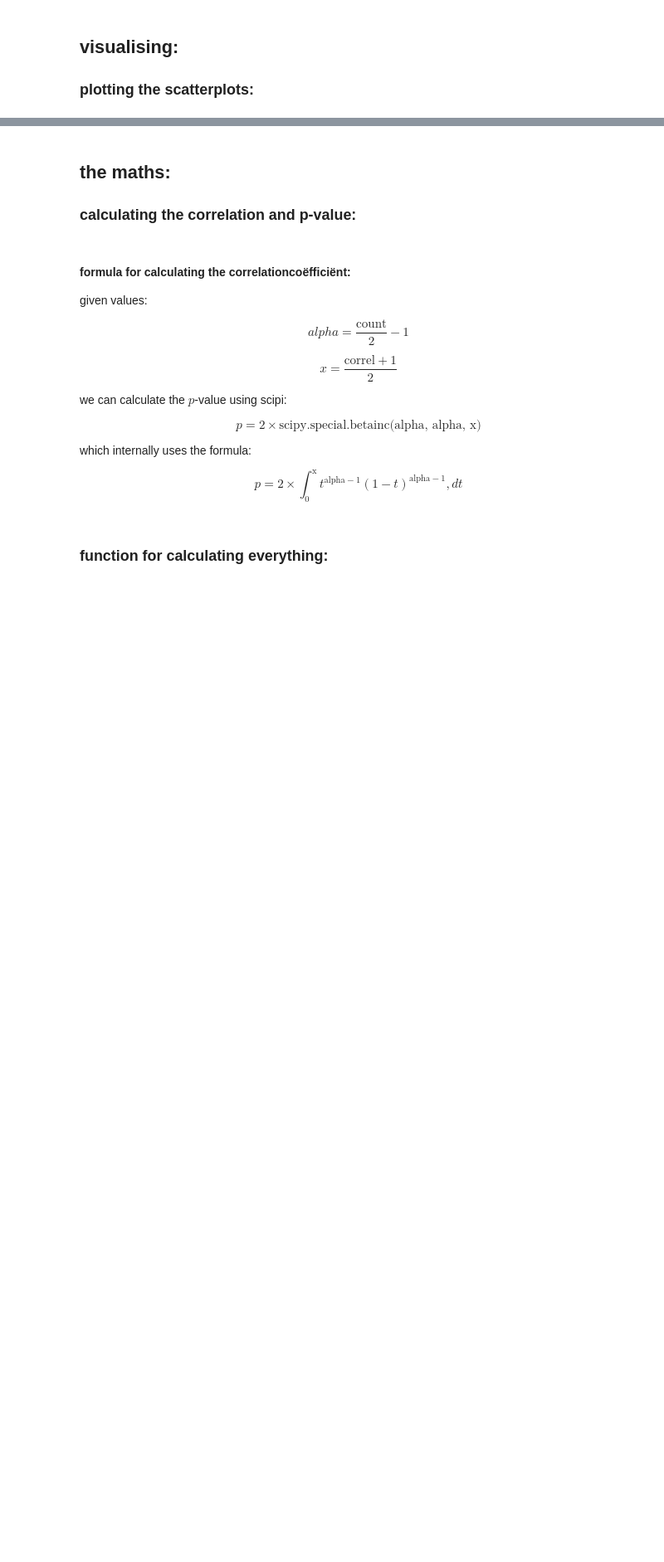
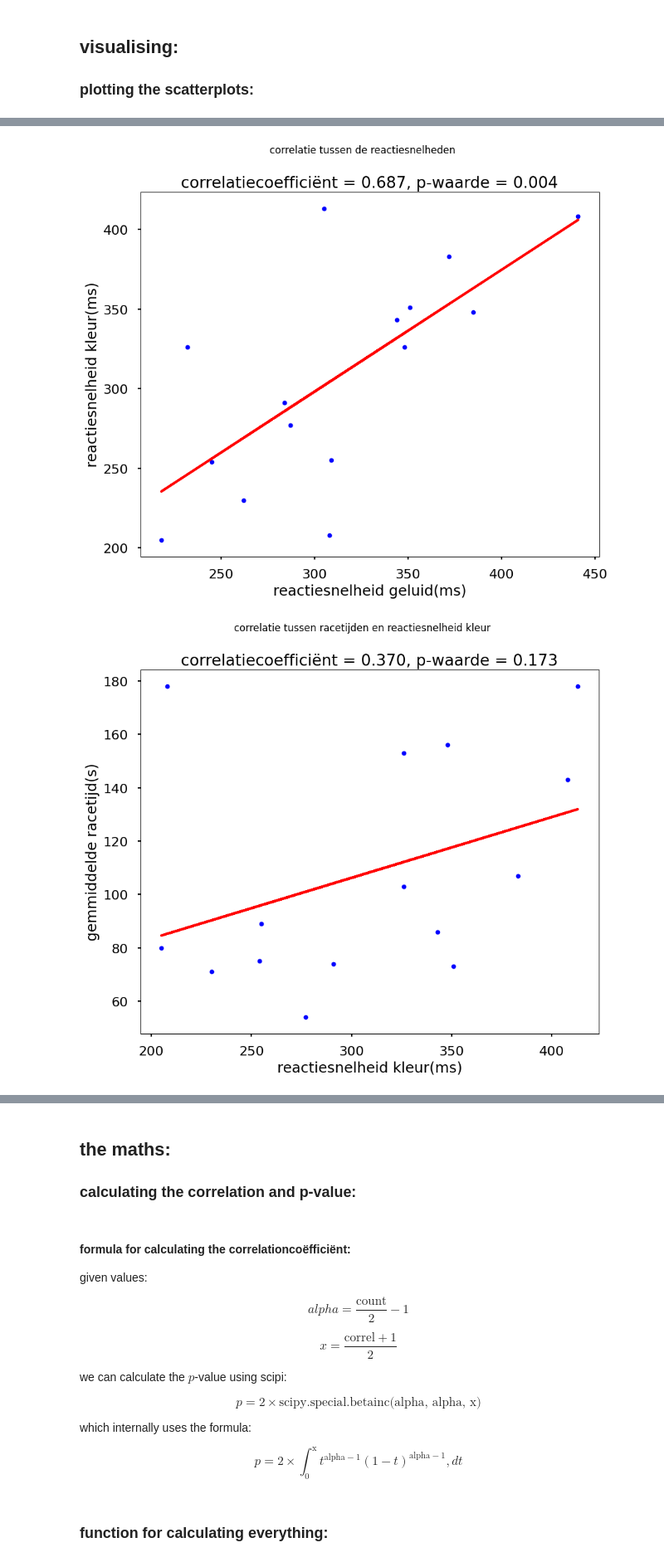
Before and after one commit to tiesk913/PWS, a Jupyter notebook: gata.ipynb, the cells around one changed output, grey strips where cells are left out. Shown at 83% size. Drawn from its saved outputs; the diff is of its cells as text; code cells hidden in the pictures; blank space fills up the shorter version.

```diff
--- a/gata.ipynb
+++ b/gata.ipynb
@@ -80,0 +132,32 @@ Text(0.5, 0, 'Reactiesnelheid (milliseconden)')
+# %%
+import numpy as np
+from scipy import optimize
+import matplotlib.pyplot as plt
+
+def scatter(dfx, dfy, xtitle = "x", ytitle = "y", title = ""):
+    x = df[dfx]
+    y = df[dfy]
+    # assemble matrix A
+    A = np.vstack([x, np.ones(len(x))]).T
+
+    correlation,pv =corrsys(df[[dfx, dfy]])
+    # Direct least square regression
+    alpha = np.dot((np.dot(np.linalg.inv(np.dot(A.T,A)),A.T)),y)
+
+    # plot the results
+    plt.figure(figsize = (10,8))
+    plt.plot(x, y, 'b.')
+    plt.plot(x, alpha[0]*x + alpha[1], 'r')
+    plt.suptitle(title)
+    plt.title(f'correlatiecoefficiënt = {numberWithoutRounding(correlation)}, p-waarde = {numberWithoutRounding(pv)}')
+    plt.xlabel(xtitle)
+    plt.ylabel(ytitle)
+    plt.show()
+
+scatter("reactiesnelheid geluid", "reactiesnelheid kleur", "reactiesnelheid geluid(ms)", "reactiesnelheid kleur(ms)", "correlatie tussen de reactiesnelheden")
+scatter("reactiesnelheid kleur", "avg tijd", "reactiesnelheid kleur(ms)", "gemmiddelde racetijd(s)", "correlatie tussen racetijden en reactiesnelheid kleur")
+scatter("rea gem", "avg tijd", "gemmiddelde reactiesnelheid(ms)", "gemmiddelde racetijd(s)", "correlatie tussen racetijden en gemmiddelde reactiesnelheid")
+scatter("reactiesnelheid geluid", "avg tijd", "reactiesnelheid geluid(ms)", "gemmiddelde racetijd(s)", "correlatie tussen racetijden en reactiesnelheid geluid")
+# %% [output]
+[figure, added]
+[figure, added]
```
Also changed, not shown: parts of 11 cells of this notebook.
